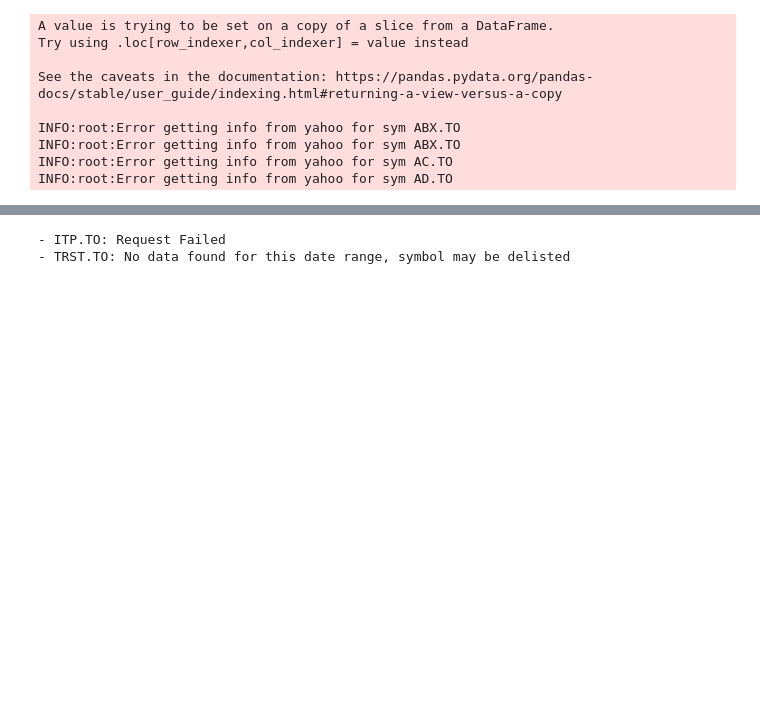
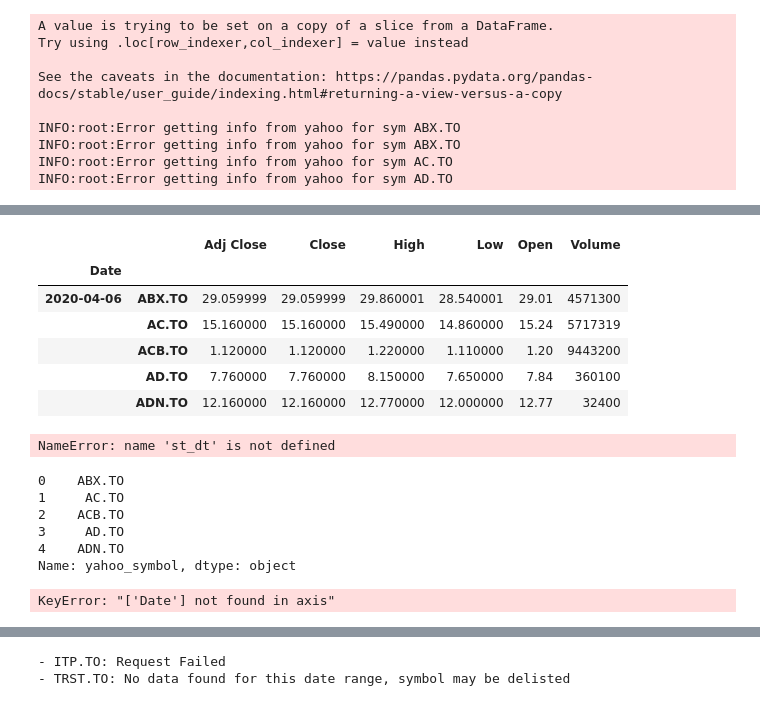
Before and after one commit to gryBox/prefect_guide, a Jupyter notebook: MOC.ipynb, the cells around one changed output, grey strips where cells are left out. Cells and saved outputs as stored; diff of their text form; code cells hidden in the pictures; blank space fills up the shorter version.

```diff
--- a/MOC.ipynb
+++ b/MOC.ipynb
@@ -50,7 +74,7 @@ moc_df[moc_df["Symbol"].isna()==True]
 # Create price data _list
 symbol_clmn="Symbol"
 dailyData =  DailyData(symbol_clmn_nm=symbol_clmn)
-moc_key_df,  ohlc_df = dailyData.run(moc_df.head())
+eod_df = dailyData.get_eod_data()
 # %% [output]
 A value is trying to be set on a copy of a slice from a DataFrame.
 Try using .loc[row_indexer,col_indexer] = value instead
@@ -79,3 +103,29 @@ ohlc_df
 | 2 | 2020-04-06 | 1.20 | 1.22 | 1.11 | 1.12 | 9443200 | 0 | 0 | ACB.TO | Healthcare | ... |
 | 3 | 2020-04-06 | 7.84 | 8.15 | 7.65 | 7.76 | 360100 | 0 | 0 | AD.TO | NaN | ... |
 | 4 | 2020-04-06 | 12.77 | 12.77 | 12.00 | 12.16 | 32400 | 0 | 0 | ADN.TO | Basic Materials | ... |
+# %%
+def get_eod_data(grp, date, interval = "1m"):
+
+#     print(grp)
+
+    symbol_lst = grp["yahoo_symbol"].values.tolist()
+    print(symbol_lst)
+
+    st_dt = date
+    print(st_dt)
+    end_dt = st_dt + timedelta(days=1)
+    print(end_dt)
+    df = yf.download(
+        symbol_lst,
+        start=st_dt.strftime('%Y-%m-%d'),
+        end=end_dt.strftime('%Y-%m-%d'),
+        interval=interval,
+        group_by = 'ticker'
+    )
+
+    return df
+
+# 1. download EOD yahoo data date
+grpd_eod_dfs = moc_key_df.groupby(by=["moc_date"])
+for grp in grpd_eod_dfs:
+    df = get_eod_data(grp[1], grp[0], interval="1d")
@@ -81,0 +137,30 @@ ohlc_df
+# %%
+df.stack(level=0)
+# %% [output]
+|  |  | Adj Close | Close | High | Low | Open | Volume |
+| Date |  |  |  |  |  |  |  |
+| 2020-04-06 | ABX.TO | 29.059999 | 29.059999 | 29.860001 | 28.540001 | 29.01 | 4571300 |
+|  | AC.TO | 15.160000 | 15.160000 | 15.490000 | 14.860000 | 15.24 | 5717319 |
+|  | ACB.TO | 1.120000 | 1.120000 | 1.220000 | 1.110000 | 1.20 | 9443200 |
+|  | AD.TO | 7.760000 | 7.760000 | 8.150000 | 7.650000 | 7.84 | 360100 |
+|  | ADN.TO | 12.160000 | 12.160000 | 12.770000 | 12.000000 | 12.77 | 32400 |
+# %%
+ df = yf.download(
+
+        ['ABX.TO' 'AC.TO' 'ACB.TO' 'AD.TO' 'ADN.TO'],
+        start=st_dt.strftime('%Y-%m-%d'),
+        end=end_dt.strftime('%Y-%m-%d'),
+        interval=interval
+ )
+# %% [output]
+NameError: name 'st_dt' is not defined
+# %%
+for i in grpd_eod_dfs:
+    print(i[1]["yahoo_symbol"])
+# %% [output]
+0    ABX.TO
+1     AC.TO
+2    ACB.TO
+3     AD.TO
+4    ADN.TO
+Name: yahoo_symbol, dtype: object
@@ -88,6 +179,11 @@ daily_moc_df = moc_key_df.merge(
     right_on=["Date", "yahoo_symbol"],
     validate="one_to_one"
 )
+# %%
+daily_moc_df = daily_moc_df.drop("Date", axis=1)
+daily_moc_df
+# %% [output]
+KeyError: "['Date'] not found in axis"
 # %%
 daily_moc_df.columns
 # %% [output]
```
Also changed, not shown: parts of 12 cells of this notebook, 4 other files.
